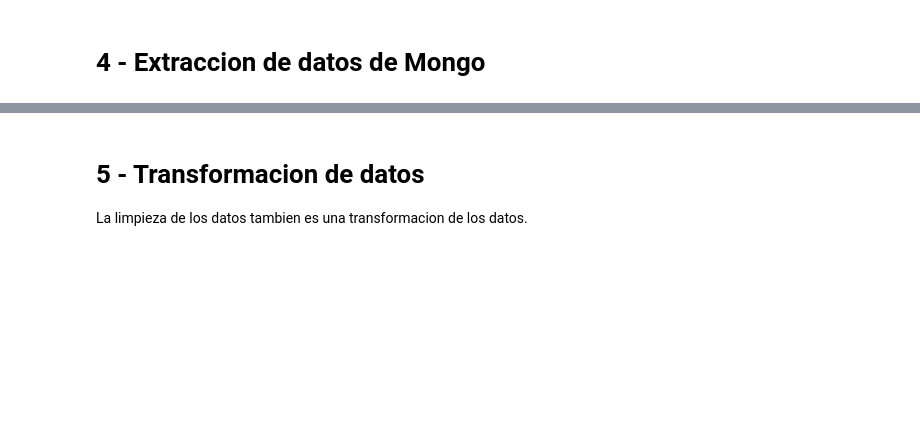
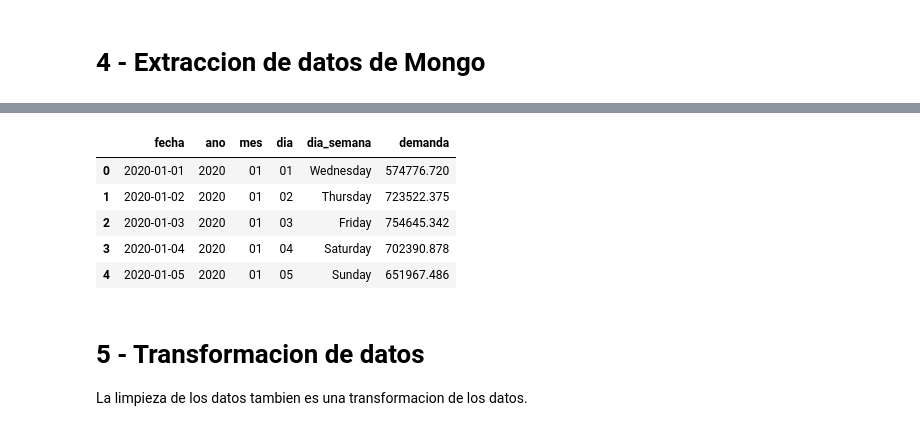
Before and after one commit to Ironhack-Data-Madrid-Octubre-2023/apuntes_clase, a Jupyter notebook: semana_4/1.0-APIs_intro.ipynb, the cells around one changed output, grey strips where cells are left out. Cells and saved outputs as stored; diff of their text form; code cells hidden in the pictures; blank space fills up the shorter version.

```diff
--- a/semana_4/4.1-APIs_intro.ipynb
+++ b/semana_4/1.0-APIs_intro.ipynb
@@ -580,3 +600,13 @@ colec.insert_many(resultado_extraccion)
+# %%
+df = pd.DataFrame(colec.find({},{"_id":0,"fecha":1,"ano":1,"mes":1,"dia":1,"dia_semana":1,"demanda":1}))
+df.head()
+# %% [output]
+|  | fecha | ano | mes | dia | dia_semana | demanda |
+| 0 | 2020-01-01 | 2020 | 01 | 01 | Wednesday | 574776.720 |
+| 1 | 2020-01-02 | 2020 | 01 | 02 | Thursday | 723522.375 |
+| 2 | 2020-01-03 | 2020 | 01 | 03 | Friday | 754645.342 |
+| 3 | 2020-01-04 | 2020 | 01 | 04 | Saturday | 702390.878 |
+| 4 | 2020-01-05 | 2020 | 01 | 05 | Sunday | 651967.486 |
 # %% [markdown]
 # 5 - Transformacion de datos
 
```
Also changed, not shown: parts of 9 cells of this notebook.
